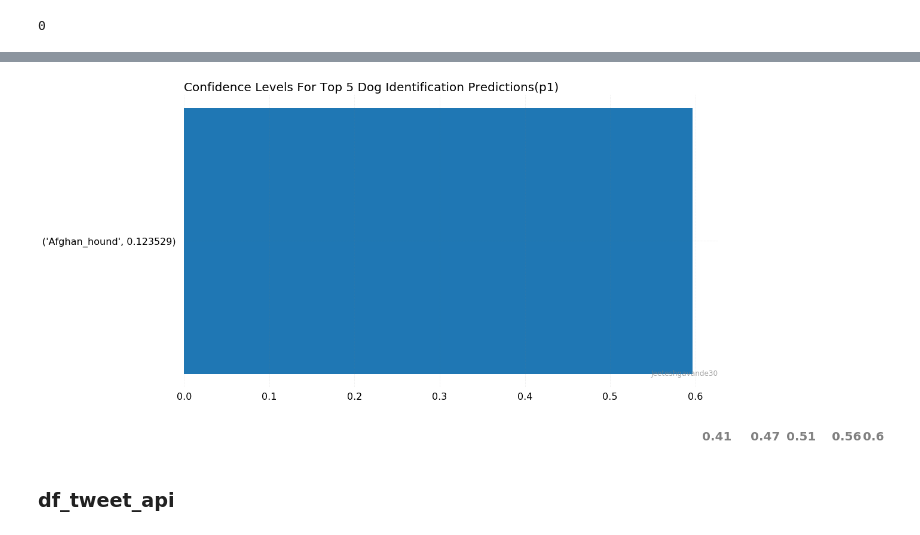
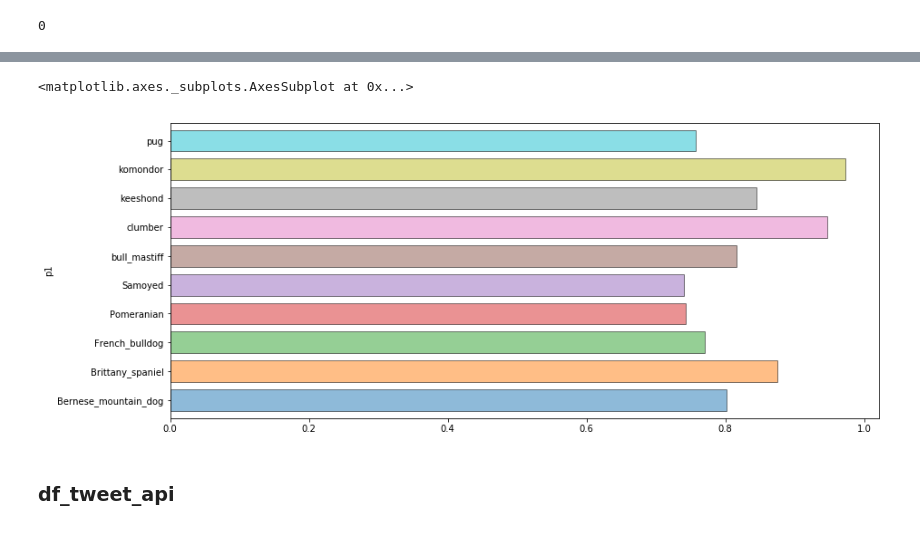
Before and after one commit to sphelps731/Data-Wrangling-and-Modelling, a Jupyter notebook: wrangle_act.ipynb, the cells around one changed output, grey strips where cells are left out. Saved outputs shown, nothing was run; the diff lists cells and outputs as text; code cells hidden in the pictures.

```diff
--- a/wrangle_act.ipynb
+++ b/wrangle_act.ipynb
@@ -507,63 +463,10 @@ Name: p1_conf, Length: 2006, dtype: int64
-# %%
-# TEST PLOT NOTES: clean data to restrict confidence levels <= 97, use groupby?  Move visualization to the viz section.
-
-# dog_name1_grp = df_image_predict.groupby('p1').groups()
-# dog_name1 = df_image_predict['p1'].head()
-# dog_name2 = df_image_predict['p2'].head()
-# dog_name3 = df_image_predict['p3'].head()
-
-# p1_conf = df_image_predict['p1_conf'].head()
-dog_name1 = df_image_predict.groupby(['p1', 'p1_conf']).groups
-
-# Figure Size
-fig, ax = plt.subplots(figsize =(16, 9))
-
-# Horizontal Bar Plot
-ax.barh(dog_name1, p1_conf, height=0.40)
-ax.set_yticklabels(dog_name1)
-
-# Remove axes splines
-for s in ['top', 'bottom', 'left', 'right']:
-    ax.spines[s].set_visible(False)
-
-# Remove x, y Ticks
-ax.xaxis.set_ticks_position('none')
-ax.yaxis.set_ticks_position('none')
-
-# Add padding between axes and labels
-ax.xaxis.set_tick_params(pad = 5)
-ax.yaxis.set_tick_params(pad = 10)
-
-# Add x, y gridlines
-ax.grid(b = True, color ='grey',
-        linestyle ='-.', linewidth = 0.5,
-        alpha = 0.2)
-
-# Show top values
-ax.invert_yaxis()
-
-# Add annotation to bars
-for i in ax.patches:
-    plt.text(i.get_width()+0.2, i.get_y()+0.5,
-             str(round((i.get_width()), 2)),
-             fontsize = 20, fontweight ='bold',
-             color ='grey')
-
-# Add Plot Title
-ax.set_title('Confidence Levels For Top 5 Dog Identification Predictions(p1)',
-             fontsize=20, loc ='left', )
-plt.xticks(size=16)
-plt.yticks(size=16)
-
-# Add Text watermark
-fig.text(0.9, 0.15, 'Jeeteshgavande30', fontsize = 12,
-         color ='grey', ha ='right', va ='bottom',
-         alpha = 0.7)
-
-# Show Plot
-plt.show()
-# %% [output]
-[figure, removed]
+# %%
+df_image_predict.query('p1_dog').groupby('p1')['p1_conf'].mean() \
+.sort_values(ascending=False).head(10).sort_index() \
+.plot.barh(edgecolor='black', figsize=[14, 6], rot=0, width=.75, alpha=.50)
+# %% [output]
+<matplotlib.axes._subplots.AxesSubplot at 0x...>
+[figure, added]
 # %% [markdown]
 ### **df_tweet_api**
 # %%
```
Also changed, not shown: parts of 21 cells of this notebook.
